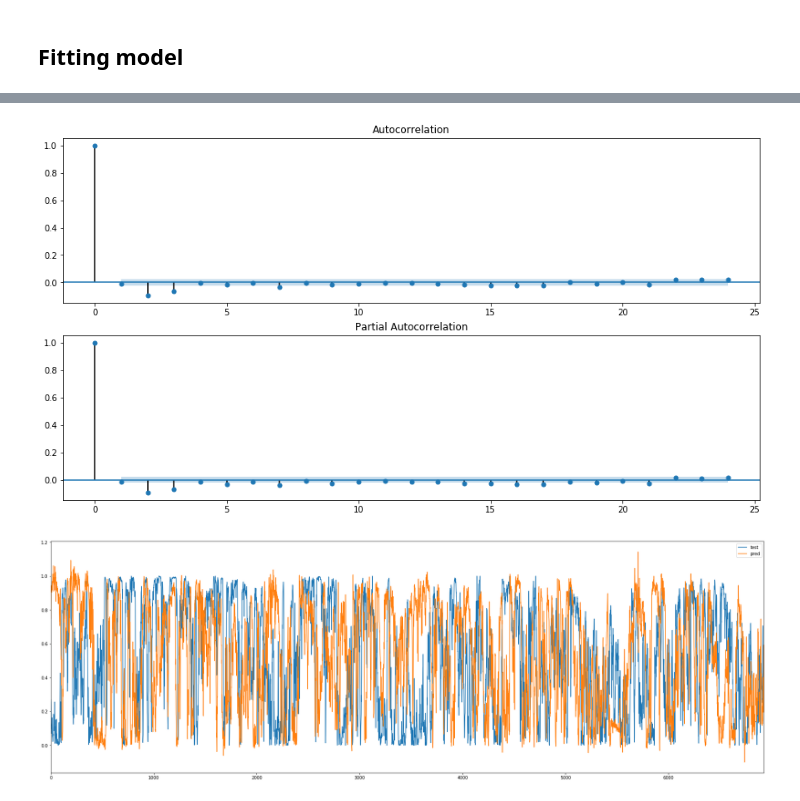
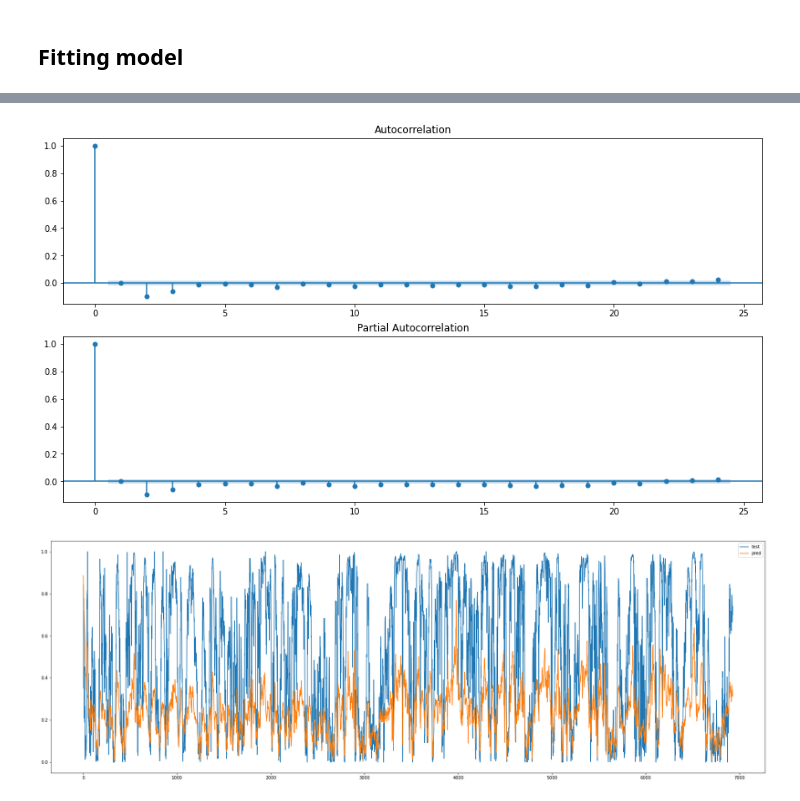
Before and after one commit to YasminaKerkeb/wind-energy-forecasting, a Jupyter notebook: Stage3.ipynb, the cells around one changed output, grey strips where cells are left out. Drawn from its saved outputs; the diff is of its cells as text; code cells hidden in the pictures.

```diff
--- a/Stage3.ipynb
+++ b/Stage3.ipynb
@@ -203,18 +203,18 @@ Critical Values:
 # %% [markdown]
 ## Fitting model
 # %%
-X=df["WS"].values
-
+X=df["WS"].values.reshape(-1,1)
+lowest_error=1
 tscv = TimeSeriesSplit(n_splits=3)
 for train_index, test_index in tscv.split(X):
-    print(test_index.shape)
-    print(train_index.shape)
     X_train, X_test = X[train_index], X[test_index]
     y_train, y_test = y[train_index], y[test_index]
     mdl=SARIMAX(y_train, exog=X_train, order=(1,0,0), seasonal_order=(0,0,0,24),
                 enforce_stationarity=True, enforce_invertibility=False).fit()
-    print(mdl.summary())
-    y_est=mdl.predict(exog=X_test)
-    print("MSE:",mean_squared_error(y_test,y_est[2:]))
-    break
+    y_pred=mdl.predict(start =test_index[0], end=test_index[-1],exog=X_test)
+    mse=mean_squared_error(y_test,y_pred)
+    print("MSE:",mse)
+    if lowest_error>mse:
+        lowest_error=mse
+        best_mdl=mdl
 # %% [output]
@@ -238,16 +224,16 @@ MSE: 0.1941542314612836
 # %%
-res = mdl.resid
+res = best_mdl.resid
 fig,ax = plt.subplots(2,1,figsize=(15,8))
 fig = plot_acf(res, lags=24, ax=ax[0])
 fig = plot_pacf(res, lags=24, ax=ax[1])
 plt.show()
 # %% [output]
-[figure, old version]
+[figure, new version]
 # %%
-pd.DataFrame({'test':y_test,'pred':y_est[2:]}).plot(figsize=(30,10))
+pd.DataFrame({'test':y_test,'pred':y_pred}).plot(figsize=(30,10))
 plt.show()
 # %% [output]
-[figure, old version]
+[figure, new version]
 # %%
 mdl.plot_diagnostics(figsize=(15, 12))
 # %% [output]
```
Also changed, not shown: parts of 17 cells of this notebook, 9 other files.
